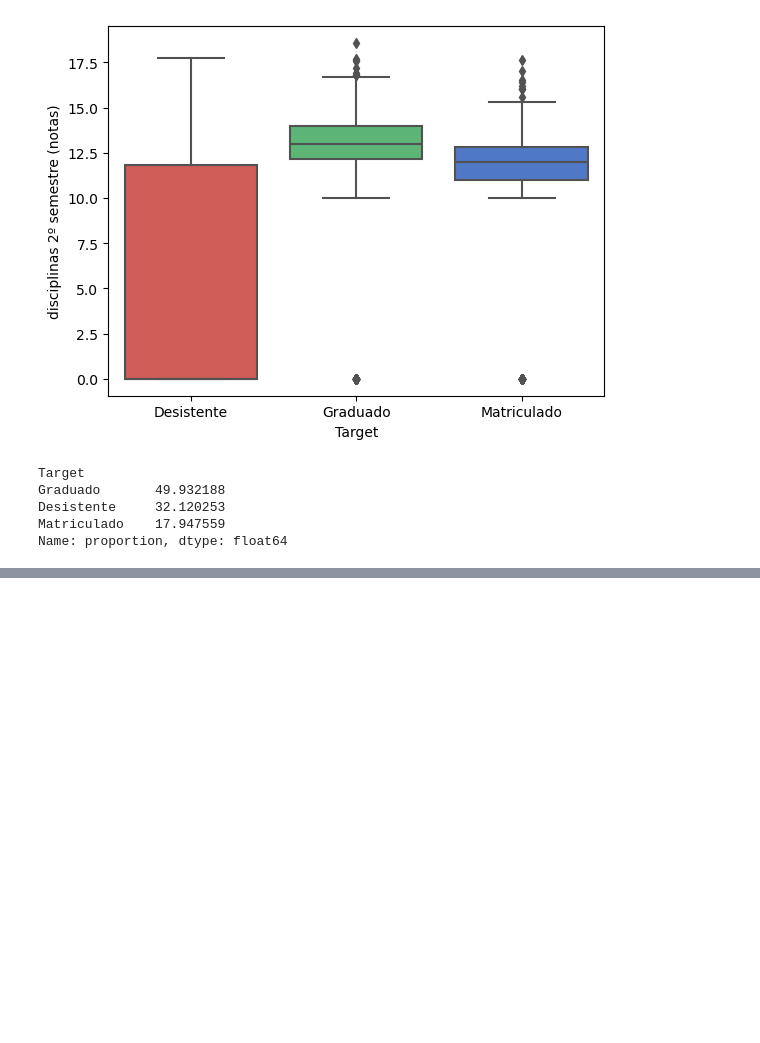
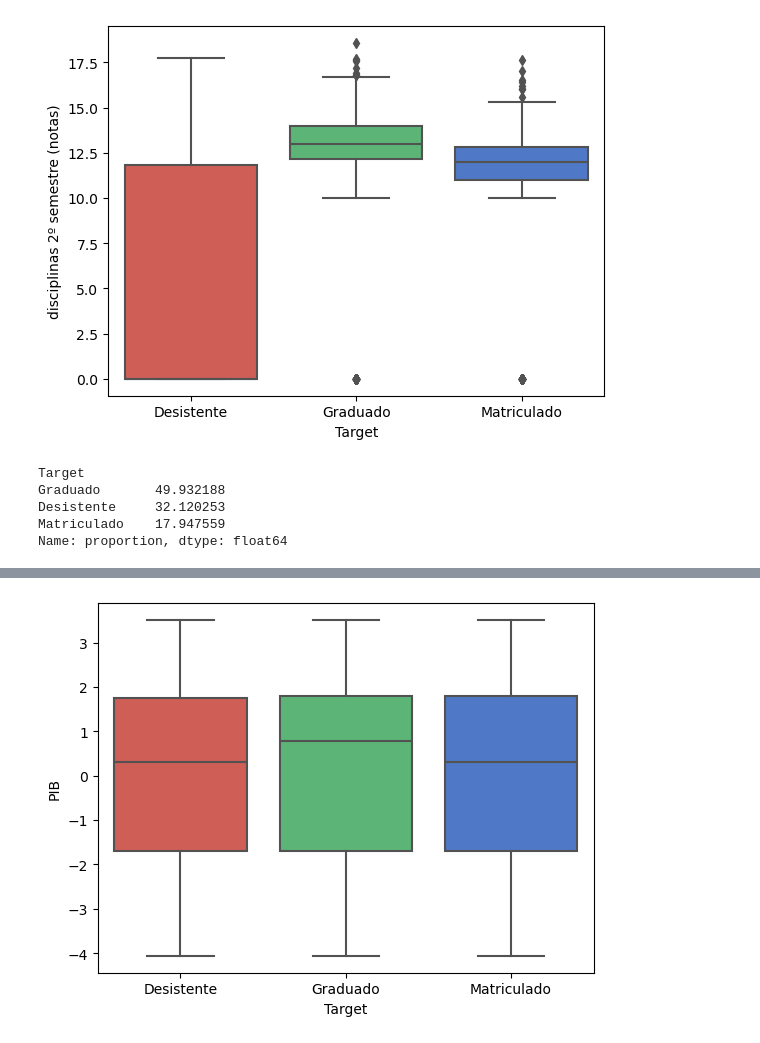
Before and after one commit to CrisNakamura/modelo_prevencao_evasao_estudantil, a Jupyter notebook: projeto.ipynb, the cells around one changed output, grey strips where cells are left out. Cells and saved outputs as stored; diff of their text form; code cells hidden in the pictures; blank space fills up the shorter version.

```diff
--- a/projeto.ipynb
+++ b/projeto.ipynb
@@ -231,0 +285,5 @@ Name: proportion, dtype: float64
+# %%
+sns.boxplot(x='Target', y='PIB', data=dados)
+plt.show()
+# %% [output]
+[figure, added]
```
Also changed, not shown: parts of 11 cells of this notebook.
